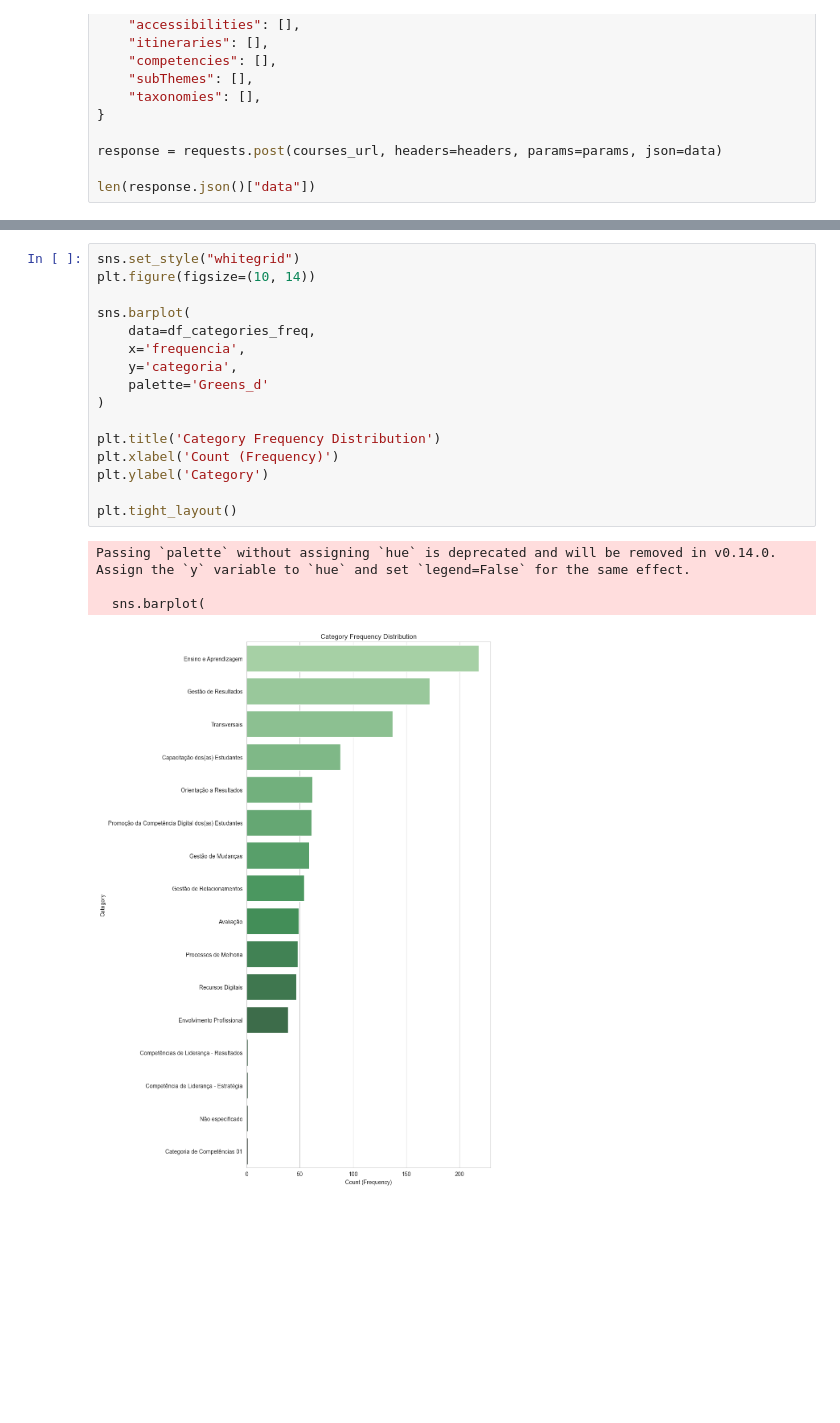
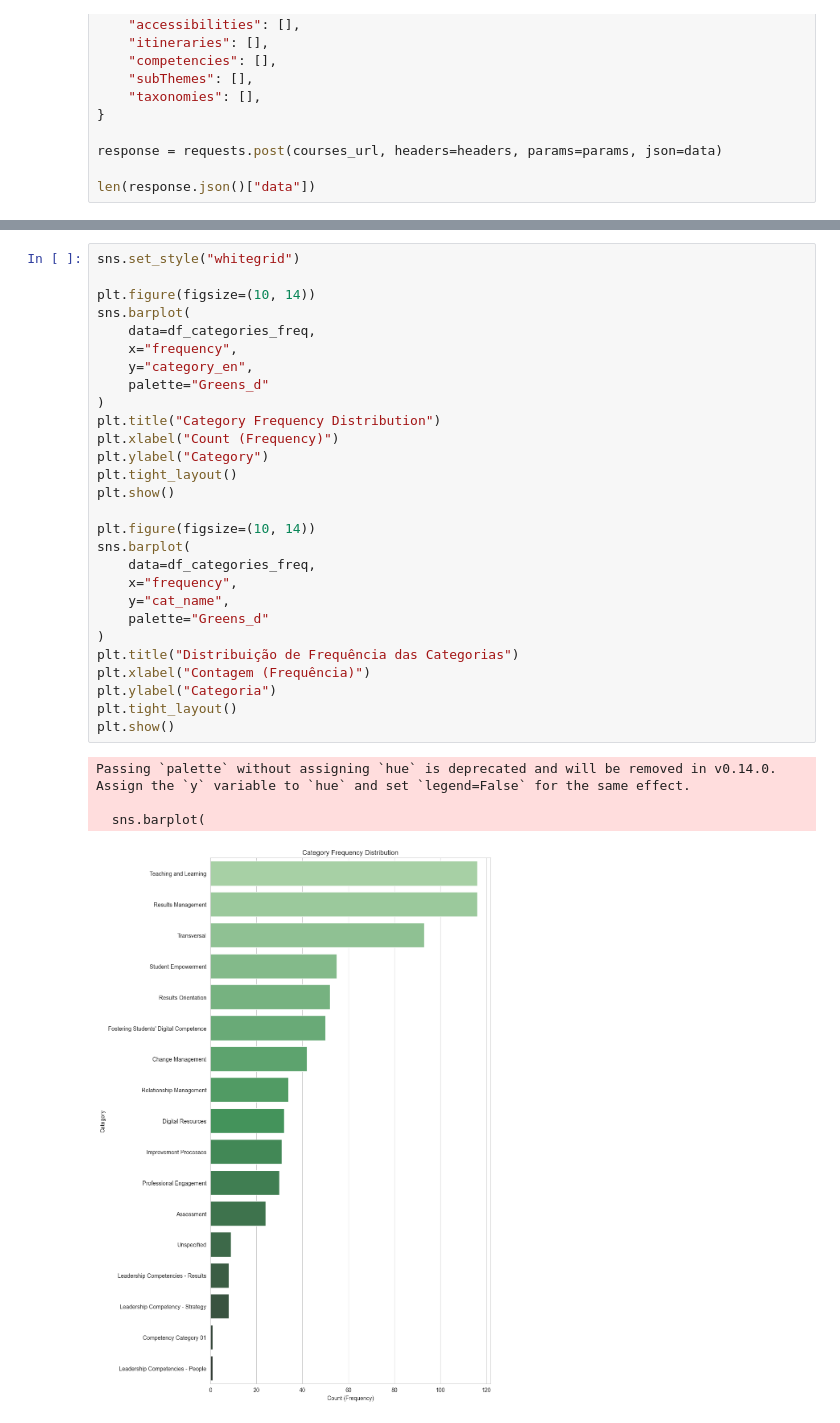
Before and after one commit to plaforedu-ifrn/IEEEAccess-PlaforEDU, a Jupyter notebook: eda.ipynb, the cells around one changed output, grey strips where cells are left out. Drawn from its saved outputs; the diff is of its cells as text; blank space fills up the shorter version.

```diff
--- a/eda.ipynb
+++ b/eda.ipynb
@@ -262,21 +366,33 @@ plt.show()
 # %%
 sns.set_style("whitegrid")
+
 plt.figure(figsize=(10, 14))
-
 sns.barplot(
     data=df_categories_freq,
-    x='frequencia',
-    y='categoria',
-    palette='Greens_d'
+    x="frequency",
+    y="category_en",
+    palette="Greens_d"
 )
+plt.title("Category Frequency Distribution")
+plt.xlabel("Count (Frequency)")
+plt.ylabel("Category")
+plt.tight_layout()
+plt.show()
 
-plt.title('Category Frequency Distribution')
-plt.xlabel('Count (Frequency)')
-plt.ylabel('Category')
-
+plt.figure(figsize=(10, 14))
+sns.barplot(
+    data=df_categories_freq,
+    x="frequency",
+    y="cat_name",
+    palette="Greens_d"
+)
+plt.title("Distribuição de Frequência das Categorias")
+plt.xlabel("Contagem (Frequência)")
+plt.ylabel("Categoria")
 plt.tight_layout()
+plt.show()
 # %% [output]
 Passing `palette` without assigning `hue` is deprecated and will be removed in v0.14.0. Assign the `y` variable to `hue` and set `legend=False` for the same effect.
 
   sns.barplot(
-[figure, old version]
+[figure, new version]
```
Also changed, not shown: parts of 27 cells of this notebook, 1 other file.
